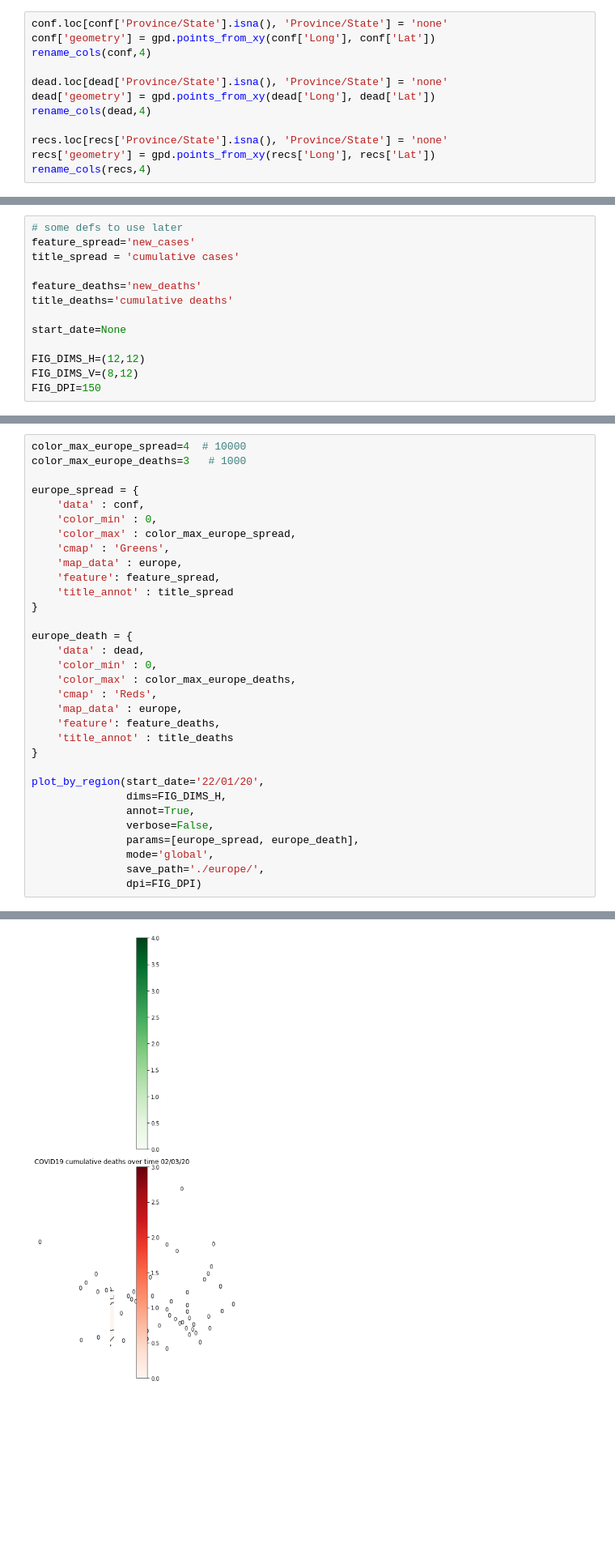
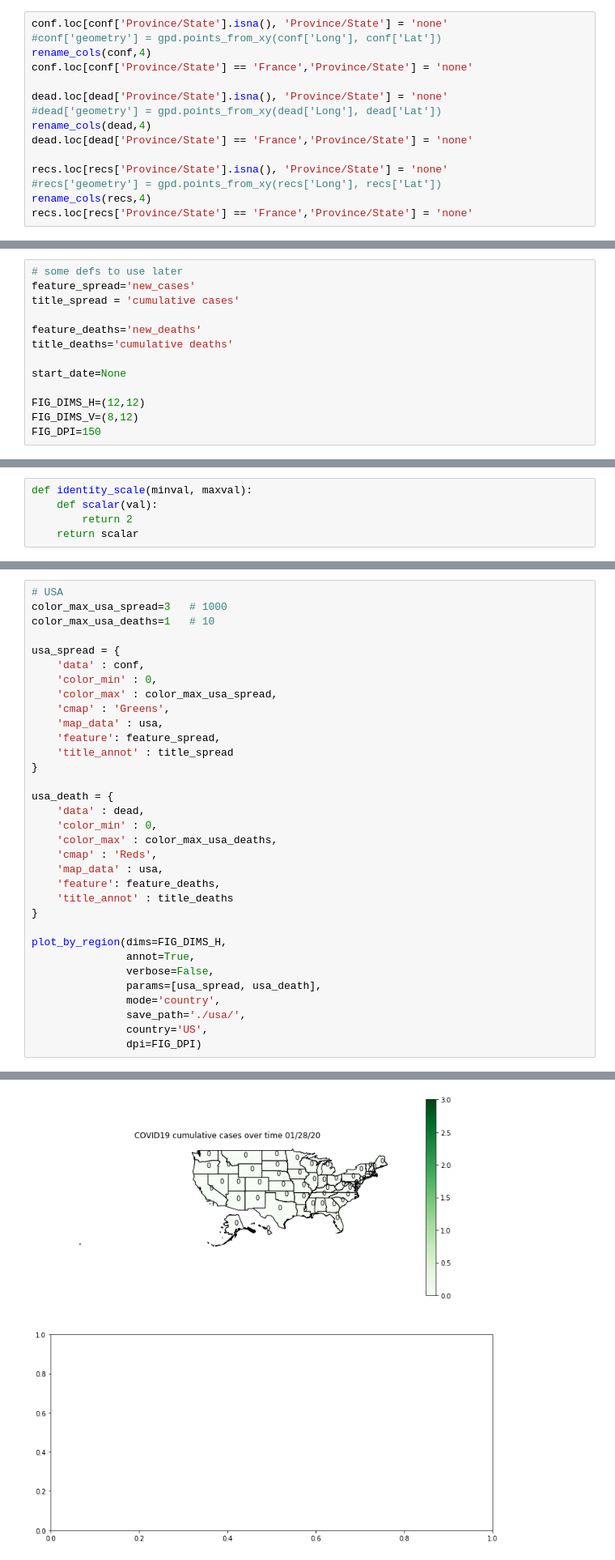
Before and after one commit to roguev/covid19_csse_data, a Jupyter notebook: covid19_timeline.ipynb, the cells around one changed output, grey strips where cells are left out. Shown: that part at 81% size. Drawn from its saved outputs; the diff is of its cells as text; blank space fills up the shorter version.

```diff
--- a/covid19_timeline.ipynb
+++ b/covid19_timeline.ipynb
@@ -28,16 +28,19 @@ dead = pd.read_csv(url + 'time_series_19-covid-Deaths.csv')
 recs = pd.read_csv(url + 'time_series_19-covid-Recovered.csv')
 # %%
 conf.loc[conf['Province/State'].isna(), 'Province/State'] = 'none'
-conf['geometry'] = gpd.points_from_xy(conf['Long'], conf['Lat'])
+#conf['geometry'] = gpd.points_from_xy(conf['Long'], conf['Lat'])
 rename_cols(conf,4)
+conf.loc[conf['Province/State'] == 'France','Province/State'] = 'none'
 
 dead.loc[dead['Province/State'].isna(), 'Province/State'] = 'none'
-dead['geometry'] = gpd.points_from_xy(dead['Long'], dead['Lat'])
+#dead['geometry'] = gpd.points_from_xy(dead['Long'], dead['Lat'])
 rename_cols(dead,4)
+dead.loc[dead['Province/State'] == 'France','Province/State'] = 'none'
 
 recs.loc[recs['Province/State'].isna(), 'Province/State'] = 'none'
-recs['geometry'] = gpd.points_from_xy(recs['Long'], recs['Lat'])
+#recs['geometry'] = gpd.points_from_xy(recs['Long'], recs['Lat'])
 rename_cols(recs,4)
+recs.loc[recs['Province/State'] == 'France','Province/State'] = 'none'
 # %%
 # load geodata
 url = 'https://raw.githubusercontent.com/deldersveld/topojson/master/'
@@ -115,3 +110,8 @@ FIG_DPI=150
+# %%
+def identity_scale(minval, maxval):
+    def scalar(val):
+        return 2
+    return scalar
 # %%
 def render_sub_frame(params=None):
     # normalize colormap
@@ -239,33 +278,34 @@ def plot_by_region(start_date=None,
 # %%
-color_max_europe_spread=4  # 10000
-color_max_europe_deaths=3   # 1000
+# USA
+color_max_usa_spread=3   # 1000
+color_max_usa_deaths=1   # 10
 
-europe_spread = {
+usa_spread = {
     'data' : conf,
     'color_min' : 0,
-    'color_max' : color_max_europe_spread,
+    'color_max' : color_max_usa_spread,
     'cmap' : 'Greens',
-    'map_data' : europe,
+    'map_data' : usa,
     'feature': feature_spread,
     'title_annot' : title_spread
 }
 
-europe_death = {
+usa_death = {
     'data' : dead,
     'color_min' : 0,
-    'color_max' : color_max_europe_deaths,
+    'color_max' : color_max_usa_deaths,
     'cmap' : 'Reds',
-    'map_data' : europe,
+    'map_data' : usa,
     'feature': feature_deaths,
     'title_annot' : title_deaths
 }
 
-plot_by_region(start_date='22/01/20',
-               dims=FIG_DIMS_H,
+plot_by_region(dims=FIG_DIMS_H,
                annot=True,
                verbose=False,
-               params=[europe_spread, europe_death],
-               mode='global',
-               save_path='./europe/',
+               params=[usa_spread, usa_death],
+               mode='country',
+               save_path='./usa/',
+               country='US',
                dpi=FIG_DPI)
 # %% [output]
@@ -289,2 +329,2 @@ Index: []
 KeyboardInterrupt:
-[figure, old version]
+[figure, new version]
```
Also changed, not shown: parts of 21 cells of this notebook.
